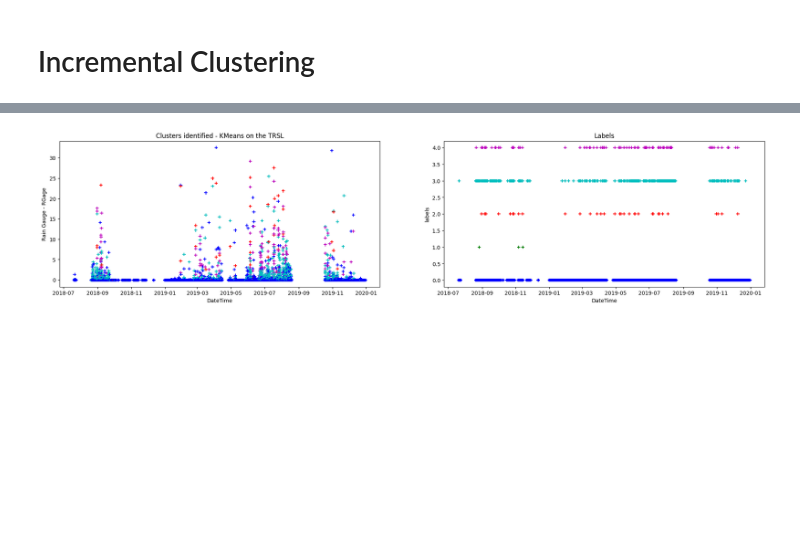
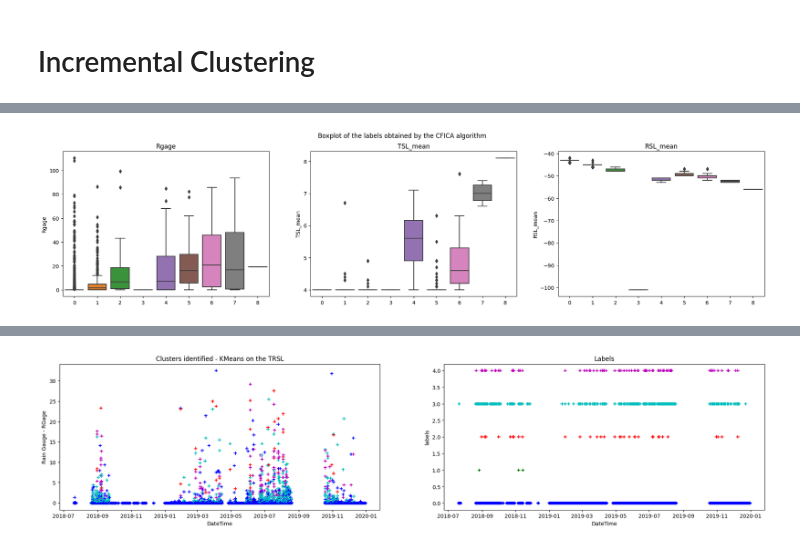
Before and after one commit to emiliepoisson/Pluie, a Jupyter notebook: DetectionPrediction.ipynb, the cells around one changed output, grey strips where cells are left out. Cells and saved outputs as stored; diff of their text form; code cells hidden in the pictures; blank space fills up the shorter version.

```diff
--- a/DetectionPrediction.ipynb
+++ b/DetectionPrediction.ipynb
@@ -289,3 +264,21 @@ After merging:  9
+# %%
+labels_cfica = cfica.labels
+
+fig, axs = plt.subplots(1, 3, figsize=(24, 5))
+
+sns.boxplot(y=df.Rgage, x=labels_cfica, ax=axs[0])
+axs[0].set_title("Rgage")
+
+sns.boxplot(y=df.TSL_mean, x=labels_cfica, ax=axs[1])
+axs[1].set_title("TSL_mean")
+
+sns.boxplot(y=df.RSL_mean, x=labels_cfica, ax=axs[2])
+axs[2].set_title("RSL_mean")
+
+plt.suptitle("Boxplot of the labels obtained by the CFICA algorithm")
+plt.show()
+# %% [output]
+[figure, added]
 # %%
 clustering =  ProposedApproach(X.values, 200, 100, 0.1, 0.5)
 clustering.fit()
```
Also changed, not shown: parts of 40 cells of this notebook.
